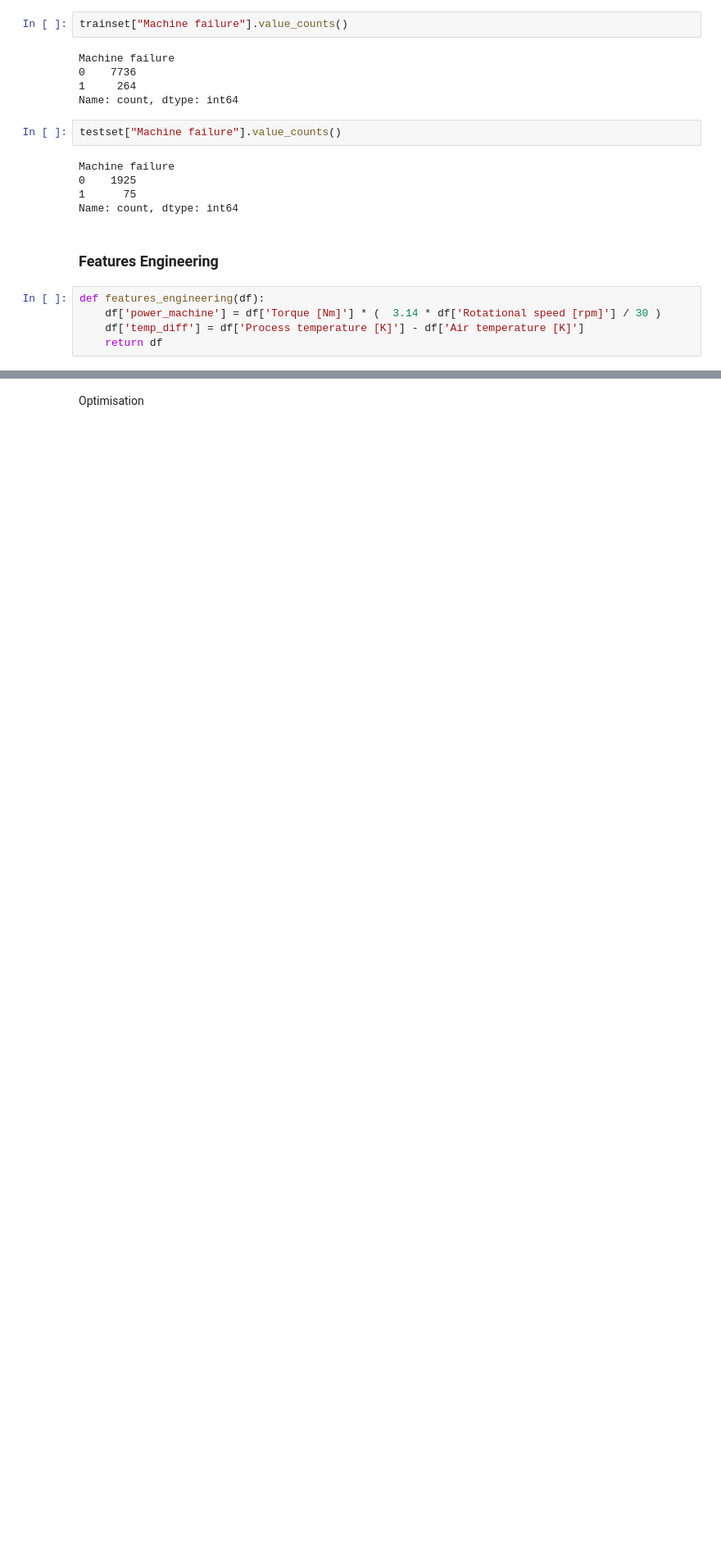
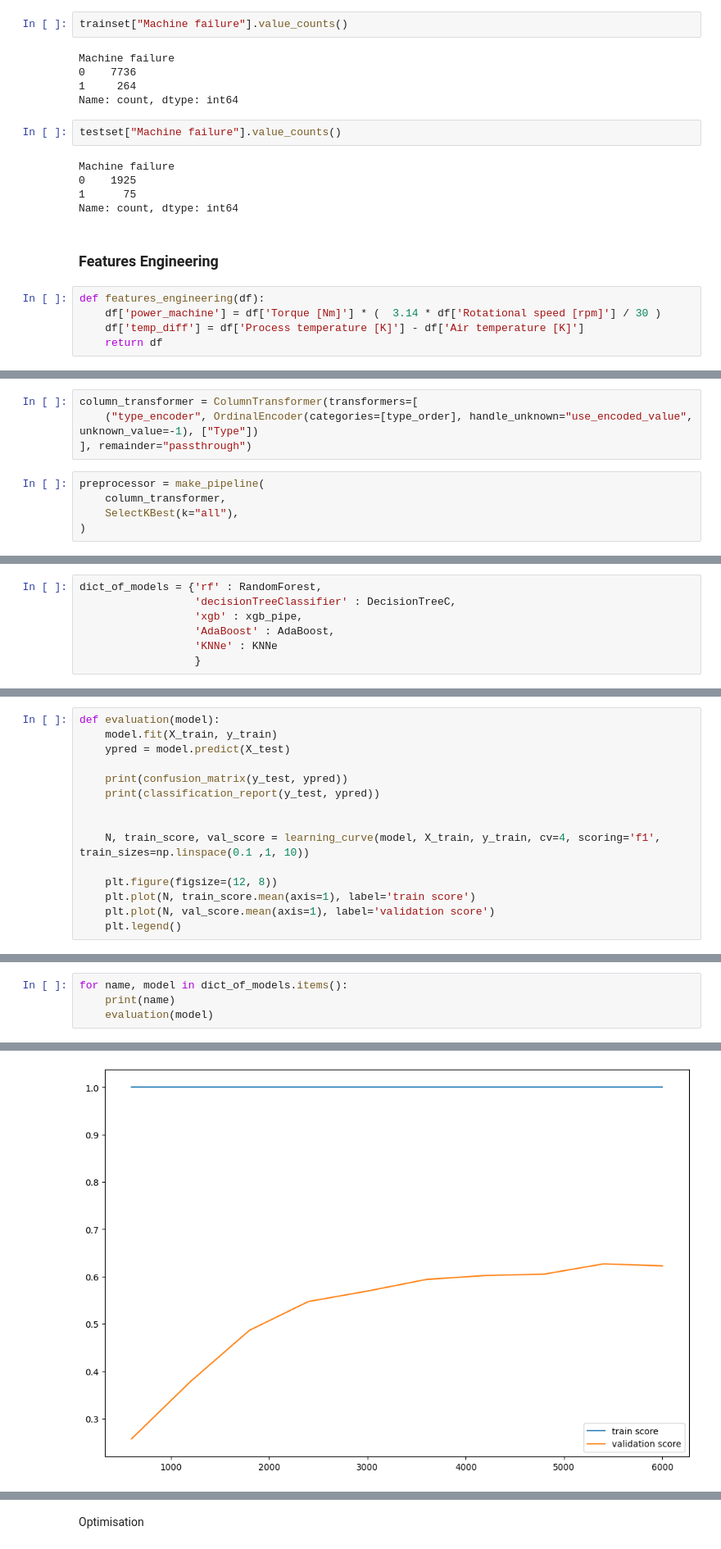
Before and after one commit to SimonGallien/Predictive-Maintenance-Dataset-AI4I-2020-, a Jupyter notebook: model.ipynb, the cells around one changed output, grey strips where cells are left out. Shown: that part at 82% size. Cells and saved outputs as stored; diff of their text form; blank space fills up the shorter version.

Commit message:
Model : Modelisation and Evaluation

```diff
--- a/model.ipynb
+++ b/model.ipynb
@@ -70,0 +92,9 @@ Models
+# %%
+column_transformer = ColumnTransformer(transformers=[
+    ("type_encoder", OrdinalEncoder(categories=[type_order], handle_unknown="use_encoded_value", unknown_value=-1), ["Type"])
+], remainder="passthrough")
+# %%
+preprocessor = make_pipeline(
+    column_transformer,
+    SelectKBest(k="all"),
+)
@@ -71 +124,8 @@ Models
+# %%
+dict_of_models = {'rf' : RandomForest,
+                  'decisionTreeClassifier' : DecisionTreeC,
+                  'xgb' : xgb_pipe,
+                  'AdaBoost' : AdaBoost,
+                  'KNNe' : KNNe
+                  }
 # %% [markdown]
@@ -72,0 +138,15 @@ Evaluation
+# %%
+def evaluation(model):
+    model.fit(X_train, y_train)
+    ypred = model.predict(X_test)
+
+    print(confusion_matrix(y_test, ypred))
+    print(classification_report(y_test, ypred))
+
+
+    N, train_score, val_score = learning_curve(model, X_train, y_train, cv=4, scoring='f1', train_sizes=np.linspace(0.1 ,1, 10))
+
+    plt.figure(figsize=(12, 8))
+    plt.plot(N, train_score.mean(axis=1), label='train score')
+    plt.plot(N, val_score.mean(axis=1), label='validation score')
+    plt.legend()
@@ -72,0 +161,5 @@ Evaluation
+# %%
+for name, model in dict_of_models.items():
+    print(name)
+    evaluation(model)
+# %% [output]
@@ -72,0 +183 @@ Evaluation
+[figure, added]
```
Also changed, not shown: parts of 12 cells of this notebook.
